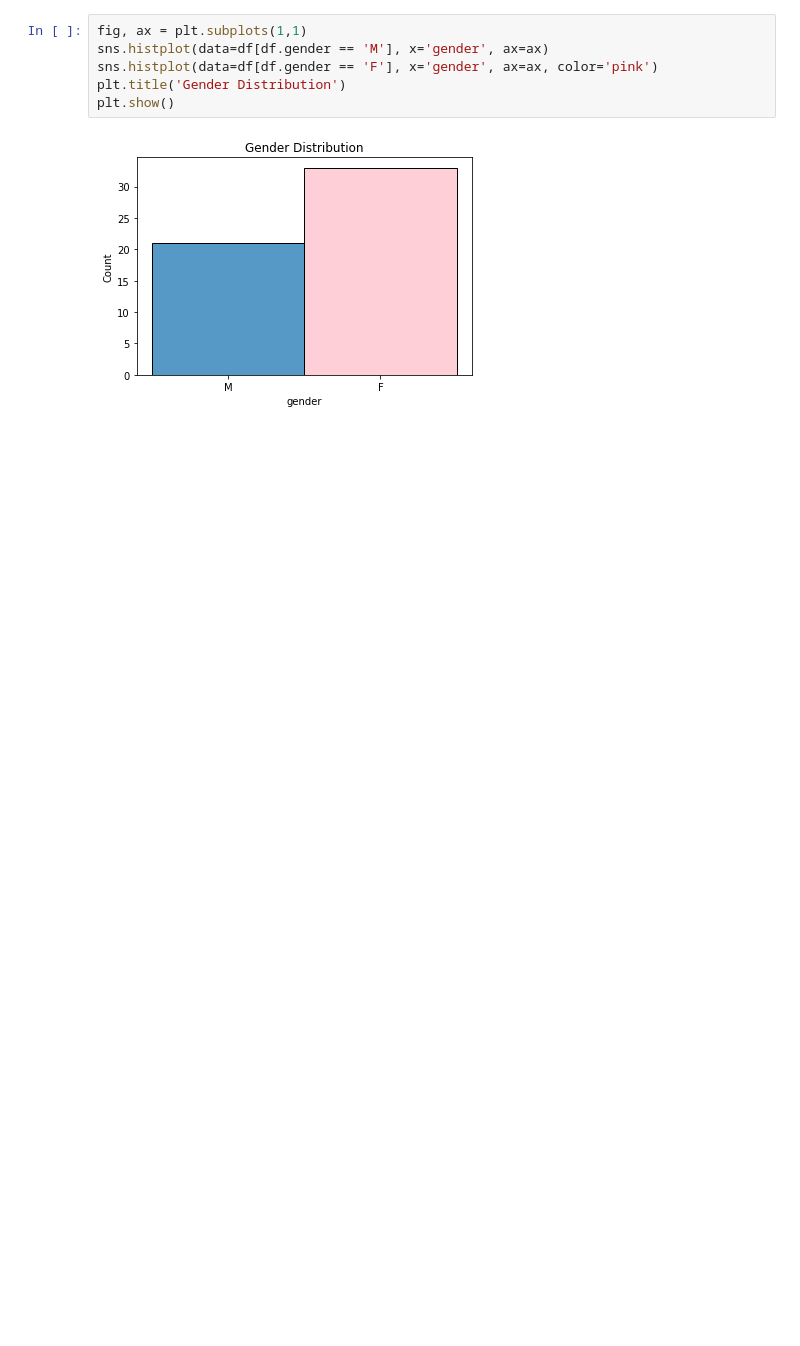
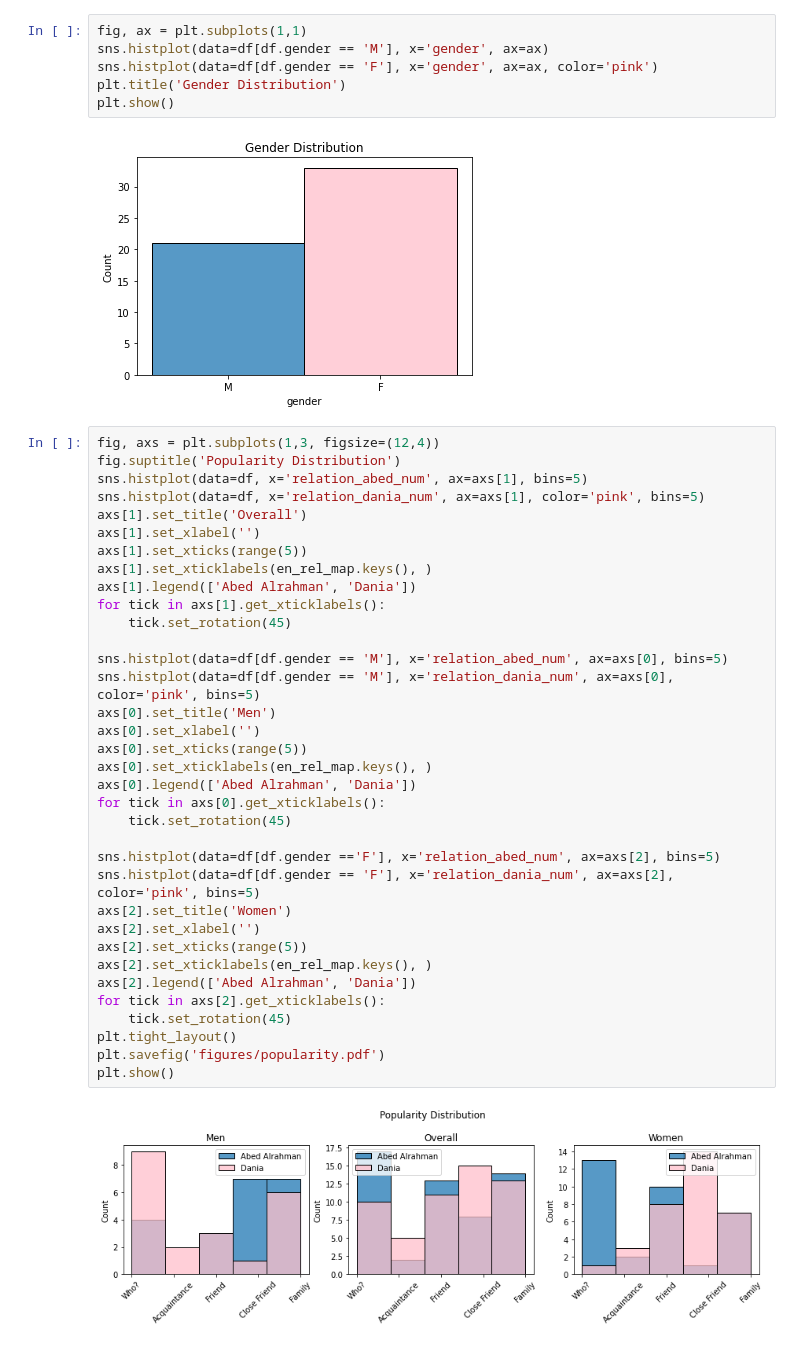
Before and after one commit to aalshabaan/WeddingGame, a Jupyter notebook: process_book.ipynb, the cells around one changed output. Cells and saved outputs as stored; diff of their text form; blank space fills up the shorter version.

```diff
--- a/process_book.ipynb
+++ b/process_book.ipynb
@@ -456,3 +456,40 @@ plt.title('Gender Distribution')
 plt.show()
 # %% [output]
 [figure]
+# %%
+fig, axs = plt.subplots(1,3, figsize=(12,4))
+fig.suptitle('Popularity Distribution')
+sns.histplot(data=df, x='relation_abed_num', ax=axs[1], bins=5)
+sns.histplot(data=df, x='relation_dania_num', ax=axs[1], color='pink', bins=5)
+axs[1].set_title('Overall')
+axs[1].set_xlabel('')
+axs[1].set_xticks(range(5))
+axs[1].set_xticklabels(en_rel_map.keys(), )
+axs[1].legend(['Abed Alrahman', 'Dania'])
+for tick in axs[1].get_xticklabels():
+    tick.set_rotation(45)
+
+sns.histplot(data=df[df.gender == 'M'], x='relation_abed_num', ax=axs[0], bins=5)
+sns.histplot(data=df[df.gender == 'M'], x='relation_dania_num', ax=axs[0], color='pink', bins=5)
+axs[0].set_title('Men')
+axs[0].set_xlabel('')
+axs[0].set_xticks(range(5))
+axs[0].set_xticklabels(en_rel_map.keys(), )
+axs[0].legend(['Abed Alrahman', 'Dania'])
+for tick in axs[0].get_xticklabels():
+    tick.set_rotation(45)
+
+sns.histplot(data=df[df.gender =='F'], x='relation_abed_num', ax=axs[2], bins=5)
+sns.histplot(data=df[df.gender == 'F'], x='relation_dania_num', ax=axs[2], color='pink', bins=5)
+axs[2].set_title('Women')
+axs[2].set_xlabel('')
+axs[2].set_xticks(range(5))
+axs[2].set_xticklabels(en_rel_map.keys(), )
+axs[2].legend(['Abed Alrahman', 'Dania'])
+for tick in axs[2].get_xticklabels():
+    tick.set_rotation(45)
+plt.tight_layout()
+plt.savefig('figures/popularity.pdf')
+plt.show()
+# %% [output]
+[figure, added]
```
Also changed, not shown: parts of 23 cells of this notebook.
